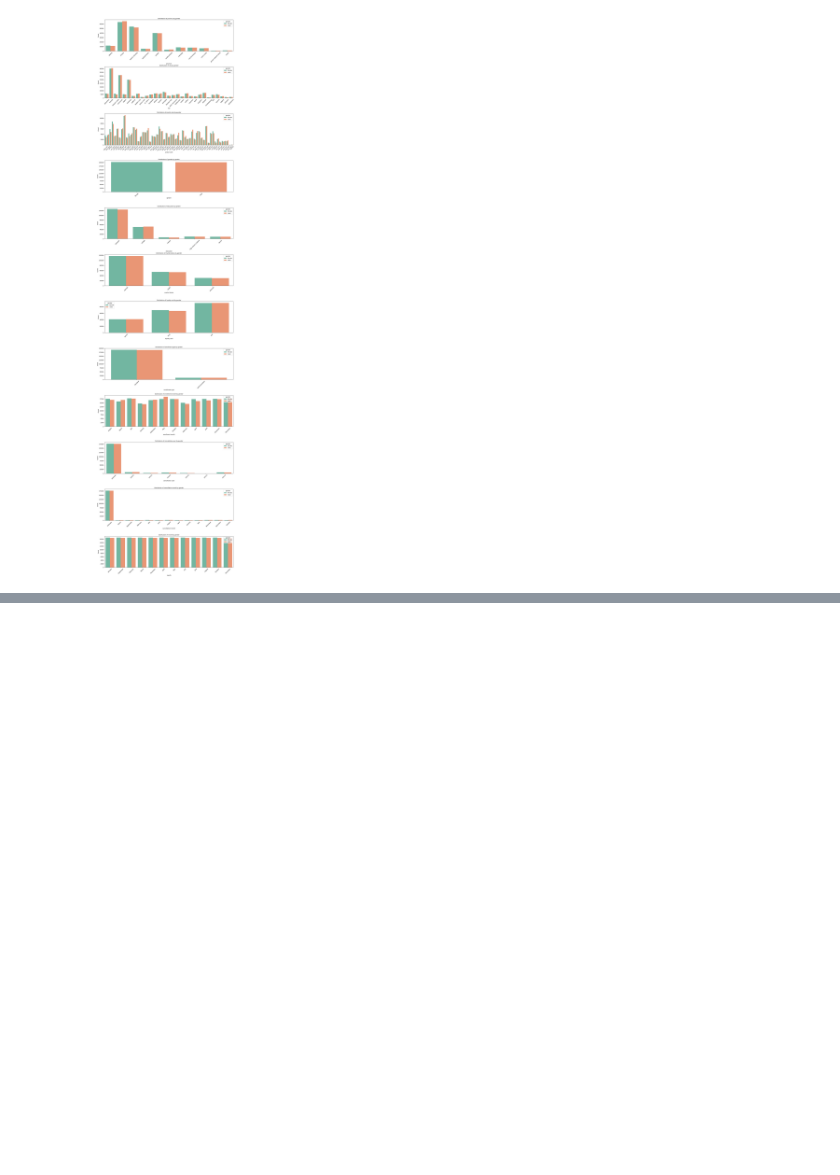
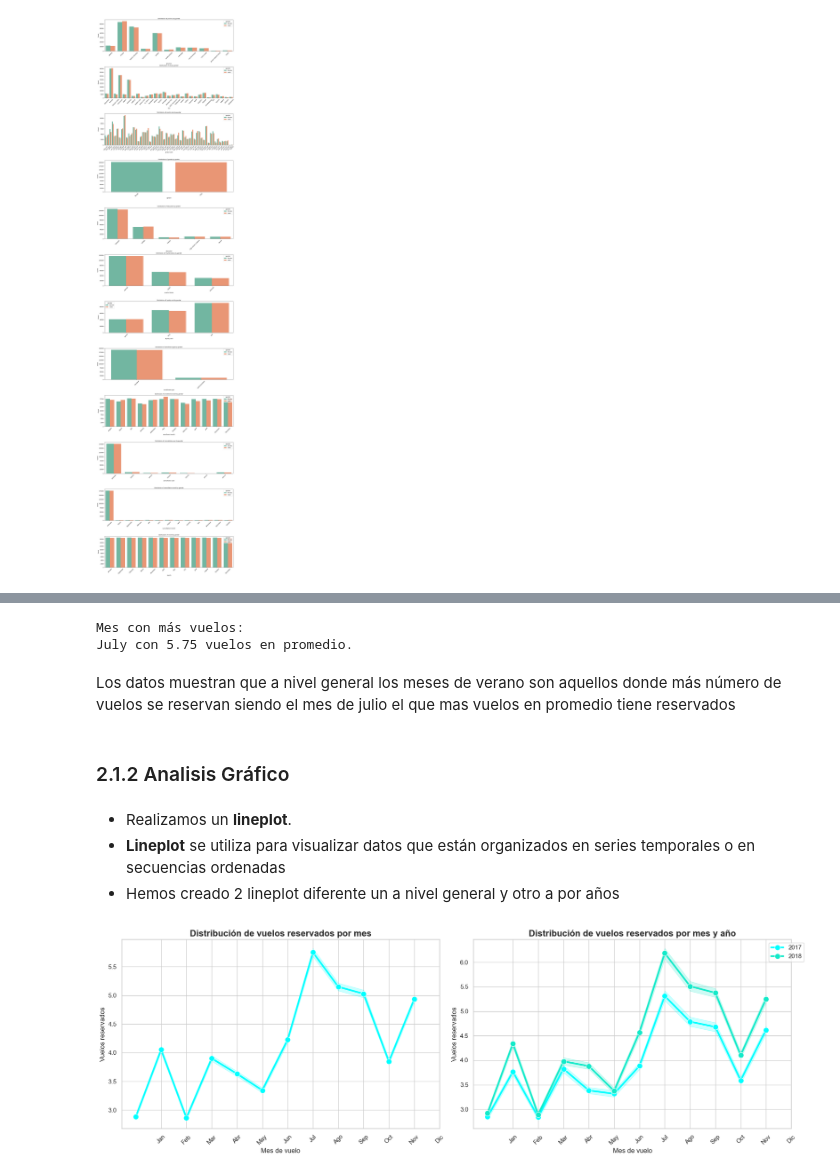
Before and after one commit to Adalab/bda-modulo-3-evaluacion-final-TeresaAdalab, a Jupyter notebook: Evaluacion Final Modulo 3.ipynb, the cells around one changed output, grey strips where cells are left out. Saved outputs shown, nothing was run; the diff lists cells and outputs as text; code cells hidden in the pictures; blank space fills up the shorter version.

```diff
--- a/Evaluacion Final Modulo 3.ipynb
+++ b/Evaluacion Final Modulo 3.ipynb
@@ -1259,0 +1293,62 @@ plt.show()
+# %%
+#Media de vuelos mensual
+#Agurpamos por mes y calculamos la media de vuelos
+flights_mean_by_month = df_limpio.groupby('month')['flights booked'].mean() #
+
+mes_con_mas_vuelos = flights_mean_by_month.idxmax()
+max_vuelos = flights_mean_by_month.max()
+
+max_vuelos_rounded = round(max_vuelos, 2)  # Redondear a 2 decimales
+
+print("\nMes con más vuelos:")
+print(f"{mes_con_mas_vuelos} con {max_vuelos_rounded} vuelos en promedio.")
+# %% [output]
+Mes con más vuelos:
+July con 5.75 vuelos en promedio.
+# %% [markdown]
+Los datos muestran que a nivel general los meses de verano son aquellos donde más número de vuelos se reservan siendo el mes de julio el que mas vuelos en promedio tiene reservados
+# %% [markdown]
+### 2.1.2 Analisis Gráfico
+# %% [markdown]
+- Realizamos un **lineplot**.
+- **Lineplot** se utiliza para visualizar datos que están organizados en series temporales o en secuencias ordenadas
+- Hemos creado 2 lineplot diferente un a nivel general y otro a por años
+# %%
+fig, (ax1, ax2) = plt.subplots(1, 2, figsize=(18, 6))
+
+# Primer gráfico: Distribución de vuelos reservados por mes
+sns.lineplot(x="month", y="flights booked",
+             data=df_limpio,
+             color="#00ffff",
+             marker="o",
+             markersize=10,
+             linewidth=3,
+             ax=ax1)
+
+ax1.set_title('Distribución de vuelos reservados por mes', fontsize=16, fontweight="bold")
+ax1.set_xlabel("Mes de vuelo", fontsize=12)
+ax1.set_ylabel("Vuelos reservados", fontsize=12)
+ax1.set_xticks(range(1, 13))
+ax1.set_xticklabels(meses, rotation=45)
+
+# Segundo gráfico: Distribución de vuelos reservados por mes y año
+sns.lineplot(x="month", y="flights booked",
+             data=df_limpio,
+             hue="year",
+             marker="o",
+             markersize=10,
+             linewidth=3,
+             palette=["#00ffff", "#13eac9"],
+             ax=ax2)
+
+ax2.set_title('Distribución de vuelos reservados por mes y año', fontsize=16, fontweight="bold")
+ax2.set_xlabel("Mes de vuelo", fontsize=12)
+ax2.set_ylabel("Vuelos reservados", fontsize=12)
+ax2.set_xticks(range(1, 13))
+ax2.set_xticklabels(meses, rotation=45)
+ax2.legend(bbox_to_anchor=(1.05, 1))
+
+plt.tight_layout()
+plt.show()
+# %% [output]
+[figure, added]
```
Also changed, not shown: parts of 12 cells of this notebook.
